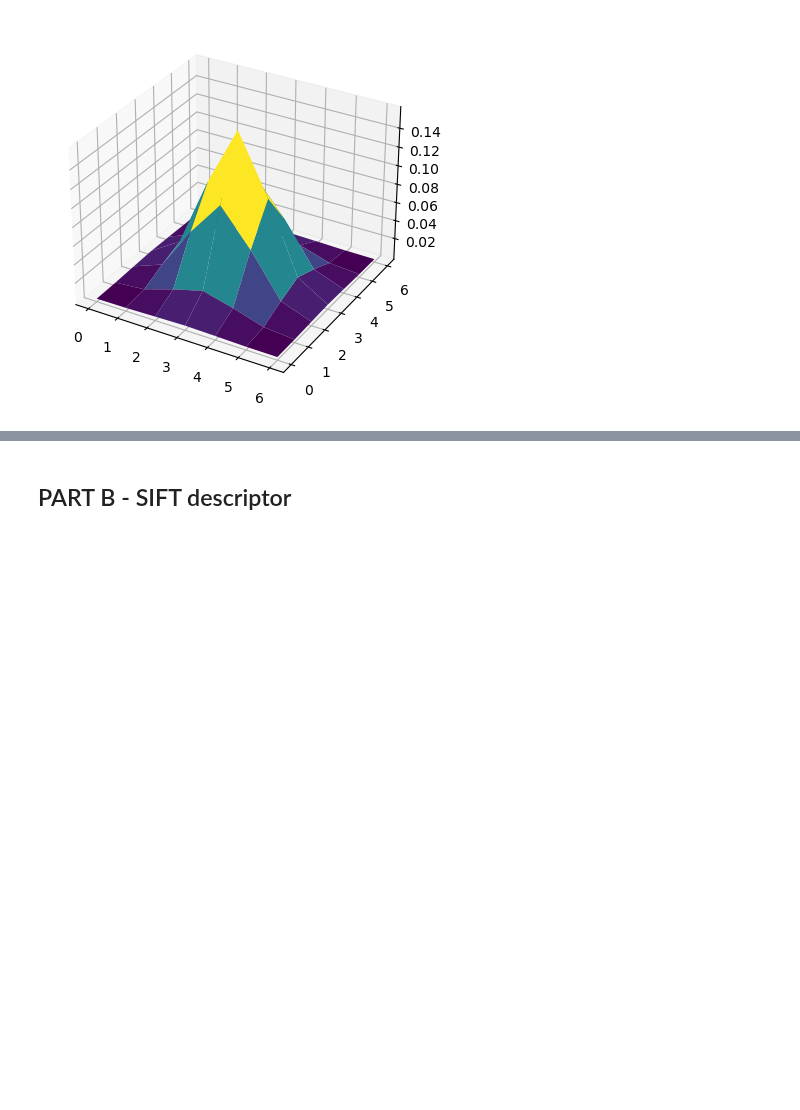
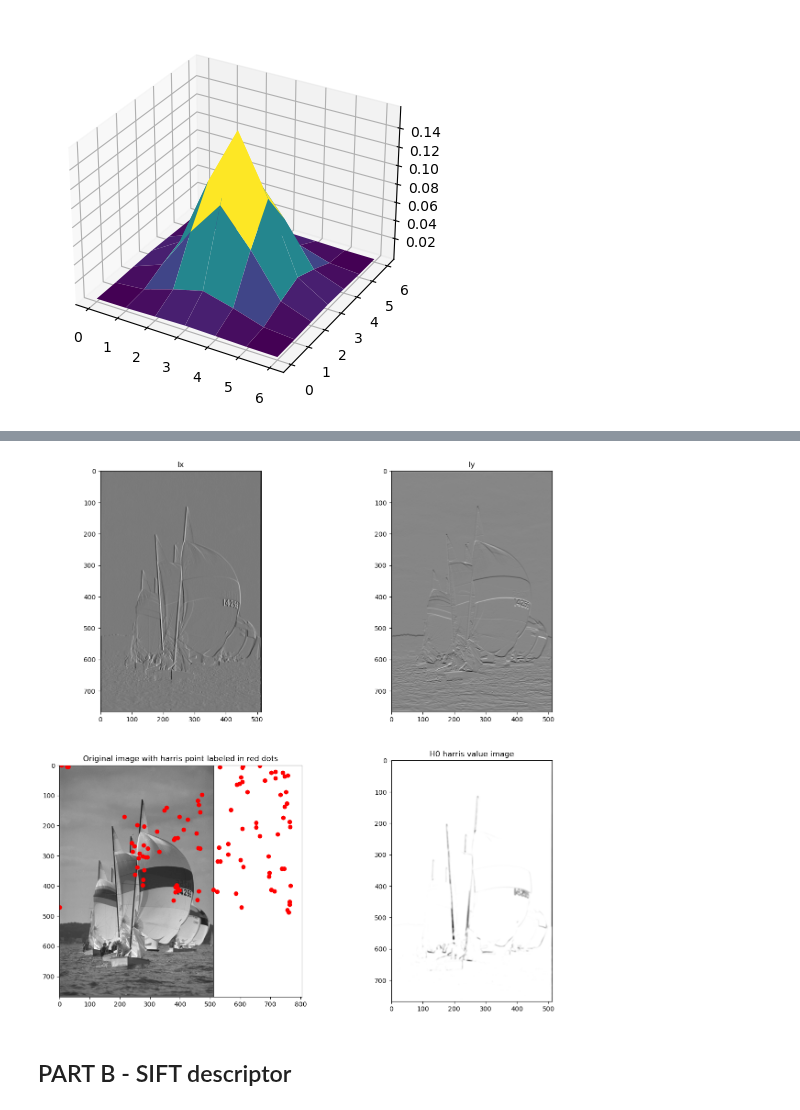
Before and after one commit to Alaqian/ECE-GY-6123-Image-and-Video-Processing, a Jupyter notebook: CA05/aaz7118-CA05.ipynb, the cells around one changed output, grey strips where cells are left out. Saved outputs shown, nothing was run; the diff lists cells and outputs as text; code cells hidden in the pictures; blank space fills up the shorter version.

```diff
--- a/CA05/aaz7118-CA05.ipynb
+++ b/CA05/aaz7118-CA05.ipynb
@@ -150,29 +167,46 @@ def harris(Ix, Iy , input_image,N):
 # %%
 ##### IMPORTANT: Convert your image to float once you load the image. ######
 input_image = cv2.imread('9.png',0).astype('float')
 
 img = cv2.normalize(input_image, None, alpha=0, beta=255, norm_type=cv2.NORM_MINMAX, dtype=cv2.CV_32F)
 
 ################################################ TODO ###############################################
 # Generating the gaussian filter
 sigma = 1
 size = int(4*sigma + 1)
 # Function call to gauss
-gauss_filt, gauss_filt_dx, gauss_filt_dy = ...
+gauss_filt, gauss_filt_dx, gauss_filt_dy = gauss(size,sigma)
 
 
 ################################################ TODO ###############################################
 # Convolving the filter with the image
 # Convolve image with dx filter
 Ix = convolveim(input_image,gauss_filt_dx,mode ='nearest')
 # Convolve image with dy filter
-Iy = ...
+Iy = convolveim(input_image,gauss_filt_dy,mode ='nearest')
 
 x,y,H0 = harris(Ix, Iy ,input_image,100)
 ################################################ TODO ###############################################
 # Plot: Ix, Iy, Original image with harris point labeled in red dots, H0 harris value image
 # Hint: you may use "plt.plot(y,x, 'ro')"   # Note: x is vertical and y is horizontal in our above definition
                                             # But when plotting the point, the definition is reversed
+fig = plt.figure(figsize=(15,15))
+ax1 = fig.add_subplot(221)
+ax1.imshow(Ix,cmap='gray')
+ax1.set_title('Ix')
+ax2 = fig.add_subplot(222)
+ax2.imshow(Iy,cmap='gray')
+ax2.set_title('Iy')
+ax3 = fig.add_subplot(223)
+ax3.imshow(input_image,cmap='gray')
+ax3.plot(y,x,'ro')
+ax3.set_title('Original image with harris point labeled in red dots')
+ax4 = fig.add_subplot(224)
+ax4.imshow(H0,cmap='gray')
+ax4.set_title('H0 harris value image')
+plt.show()
+# %% [output]
+[figure, added]
 # %% [markdown]
 ## PART B - SIFT descriptor
 # %% [markdown]
```
Also changed, not shown: parts of 2 cells of this notebook, 4 other files.
